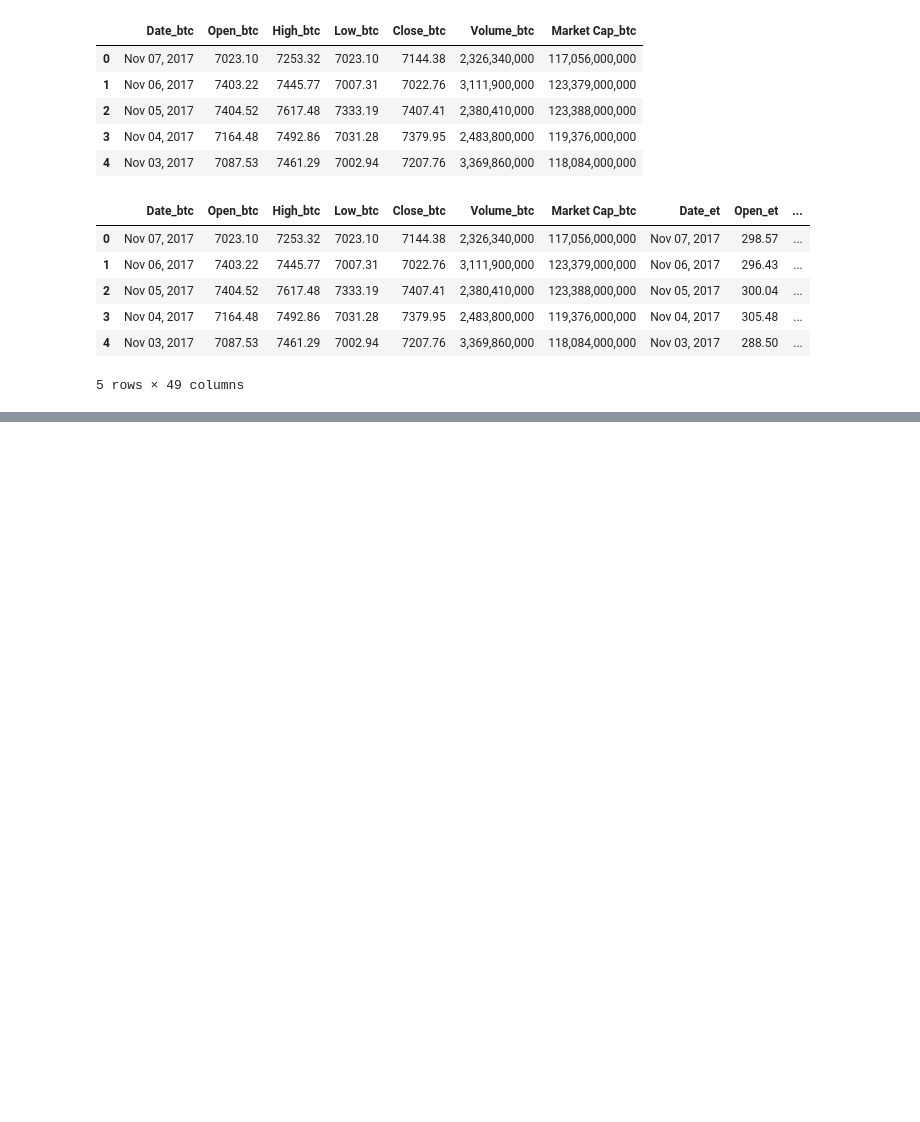
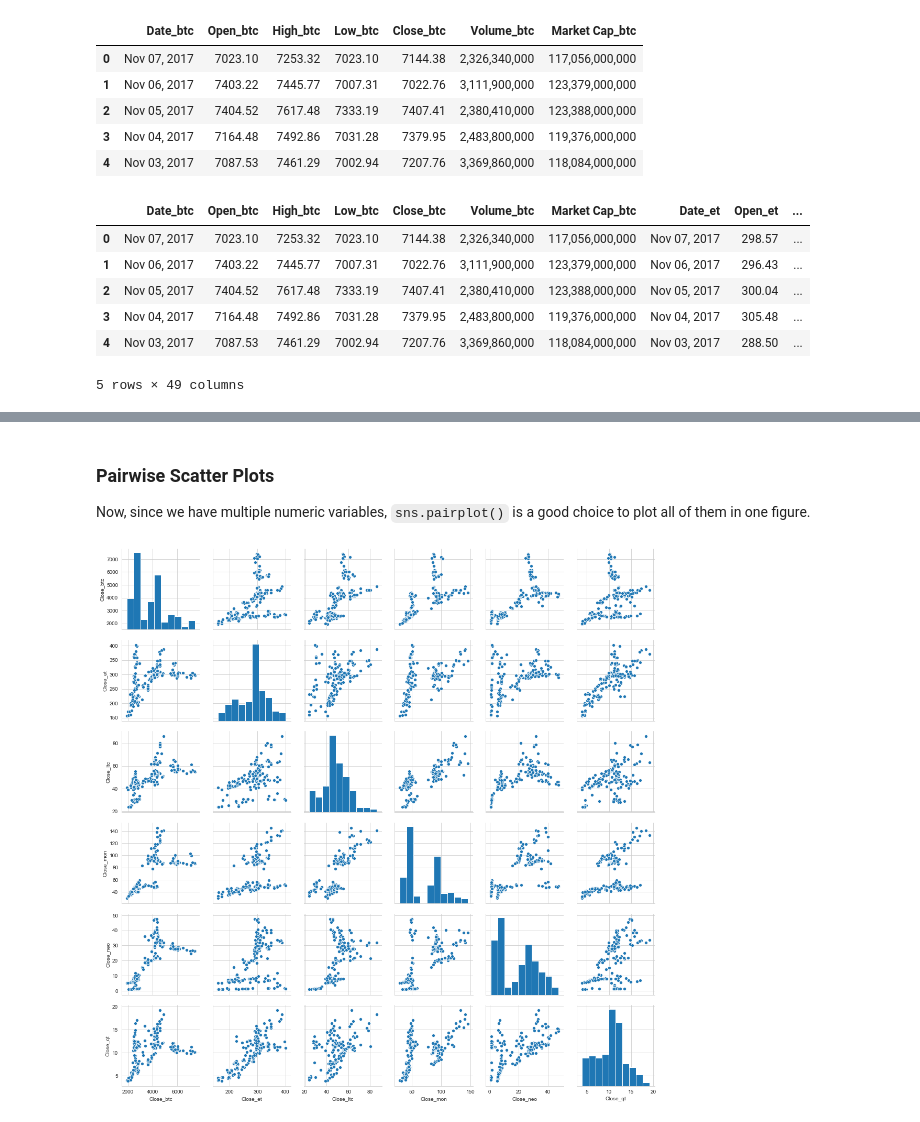
Before and after one commit to R-aryan/Machine_Learning_Crash_Course, a Jupyter notebook: Data Visualization/Seaborn_Introduction.ipynb, the cells around one changed output, grey strips where cells are left out. Saved outputs shown, nothing was run; the diff lists cells and outputs as text; code cells hidden in the pictures; blank space fills up the shorter version.

````diff
--- a/Data Visualization/Seaborn_Introduction.ipynb
+++ b/Data Visualization/Seaborn_Introduction.ipynb
@@ -202,3 +202,7 @@ crypto.head()
 | 3 | Nov 04, 2017 | 7164.48 | 7492.86 | 7031.28 | 7379.95 | 2,483,800,000 | 119,376,000,000 | Nov 04, 2017 | 305.48 | ... |
 | 4 | Nov 03, 2017 | 7087.53 | 7461.29 | 7002.94 | 7207.76 | 3,369,860,000 | 118,084,000,000 | Nov 03, 2017 | 288.50 | ... |
 5 rows × 49 columns
+# %%
+# Subsetting only the closing prices column for plotting
+curr = crypto[["Close_btc", "Close_et", 'Close_ltc', "Close_mon", "Close_neo", "Close_qt"]]
+curr.head()
@@ -204,0 +216,10 @@ crypto.head()
+# %% [markdown]
+### Pairwise Scatter Plots
+
+Now, since we have multiple numeric variables, ```sns.pairplot()``` is a good choice to plot all of them in one figure.
+# %%
+#pairplot
+sns.pairplot(curr)
+plt.show()
+# %% [output]
+[figure, added]
````
Also changed, not shown: parts of 1 cell of this notebook.
